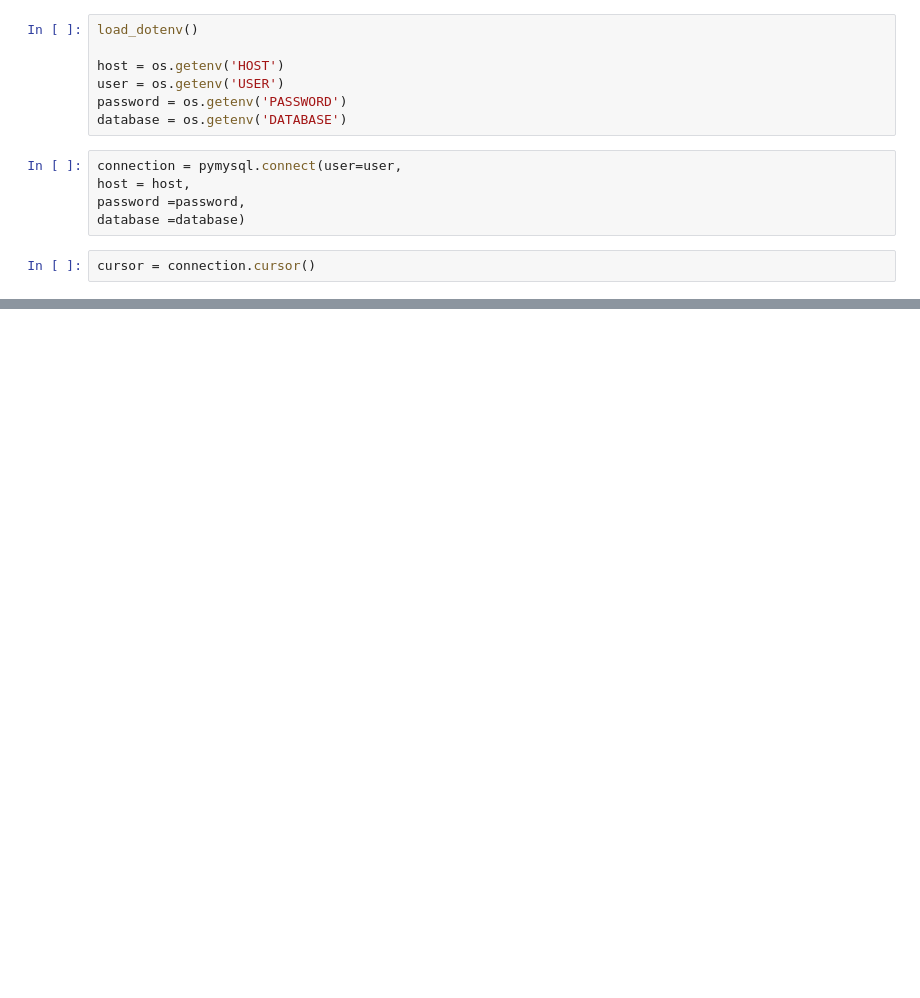
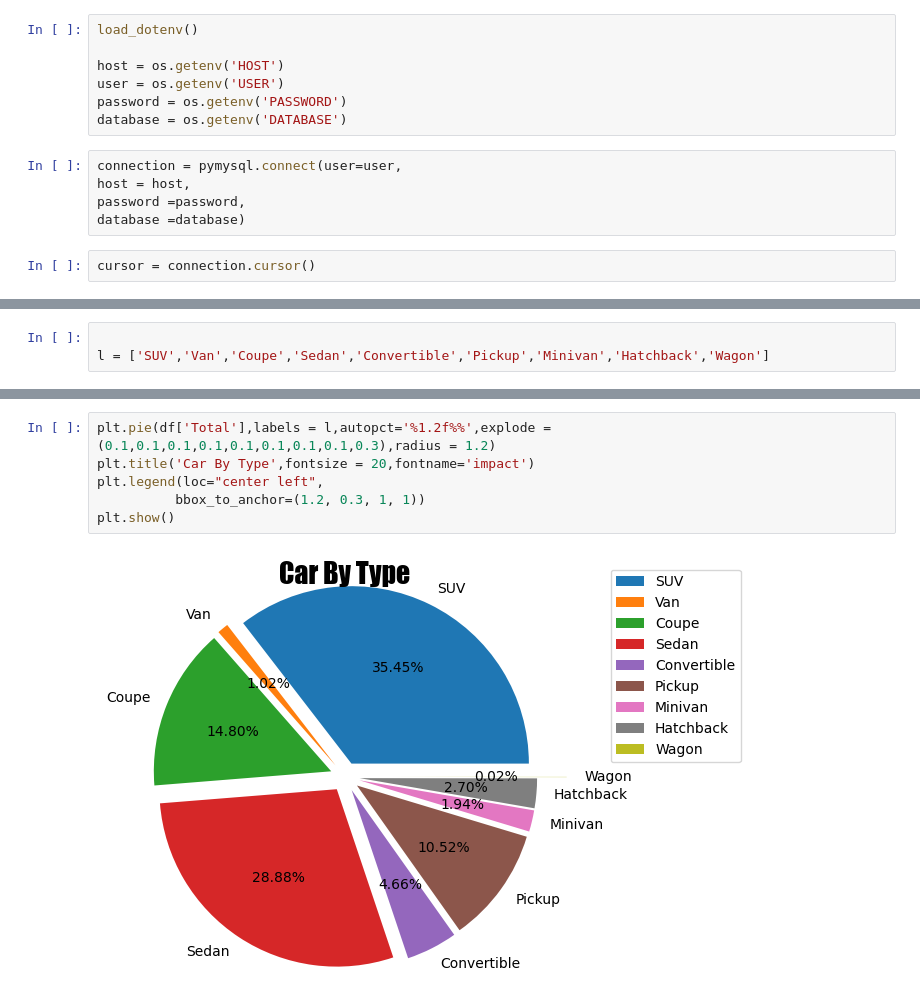
Before and after one commit to PankajBhardwaj290/Used-Car-Extension, a Jupyter notebook: used_car_extension.ipynb, the cells around one changed output, grey strips where cells are left out. Drawn from its saved outputs; the diff is of its cells as text; blank space fills up the shorter version.

```diff
--- a/used_car_extension.ipynb
+++ b/used_car_extension.ipynb
@@ -66,0 +26,3 @@ df = pd.DataFrame(data=rows)
+# %%
+
+l = ['SUV','Van','Coupe','Sedan','Convertible','Pickup','Minivan','Hatchback','Wagon']
@@ -77,3 +41,11 @@ df
 | 6 | Minivan | 547 |
 | 7 | Hatchback | 759 |
 | 8 | Wagon | 6 |
+# %%
+plt.pie(df['Total'],labels = l,autopct='%1.2f%%',explode = (0.1,0.1,0.1,0.1,0.1,0.1,0.1,0.1,0.3),radius = 1.2)
+plt.title('Car By Type',fontsize = 20,fontname='impact')
+plt.legend(loc="center left",
+          bbox_to_anchor=(1.2, 0.3, 1, 1))
+plt.show()
+# %% [output]
+[figure, added]
```
Also changed, not shown: parts of 15 cells of this notebook.
